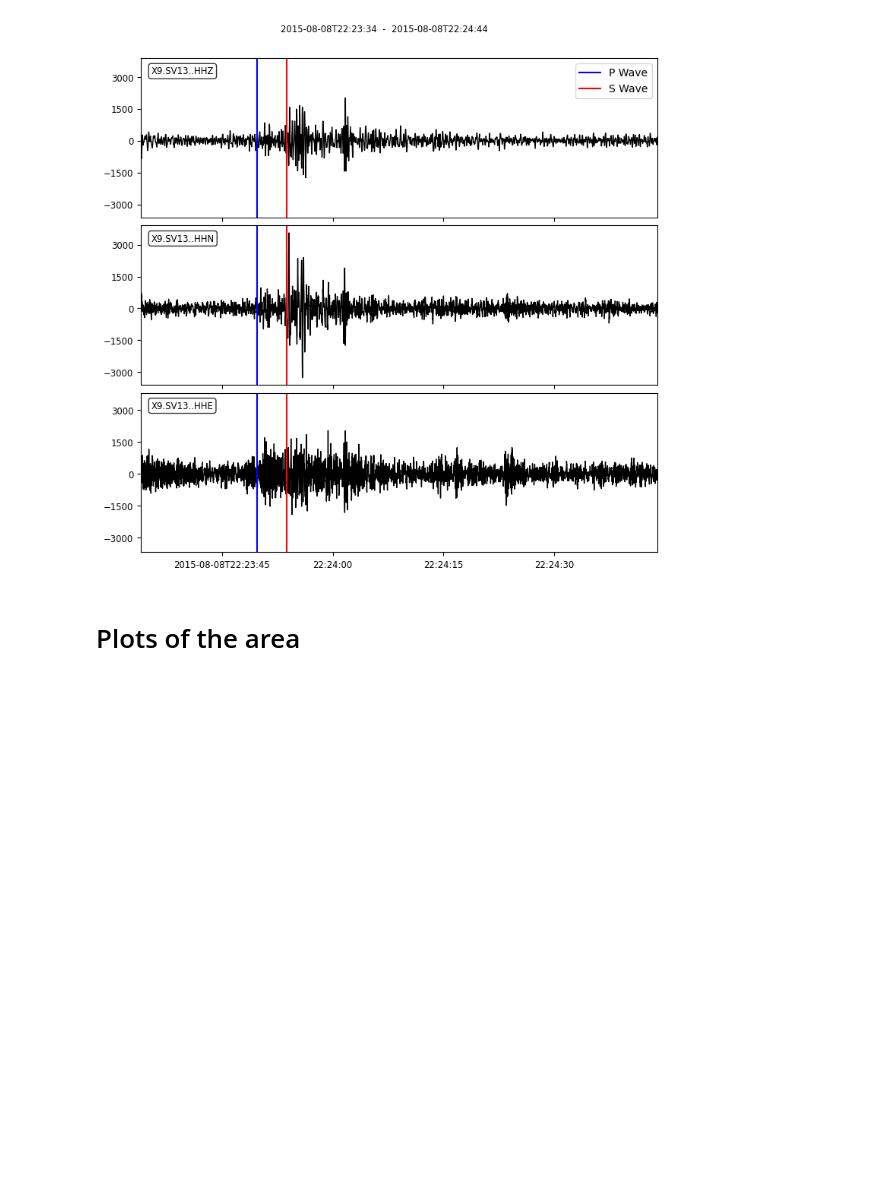
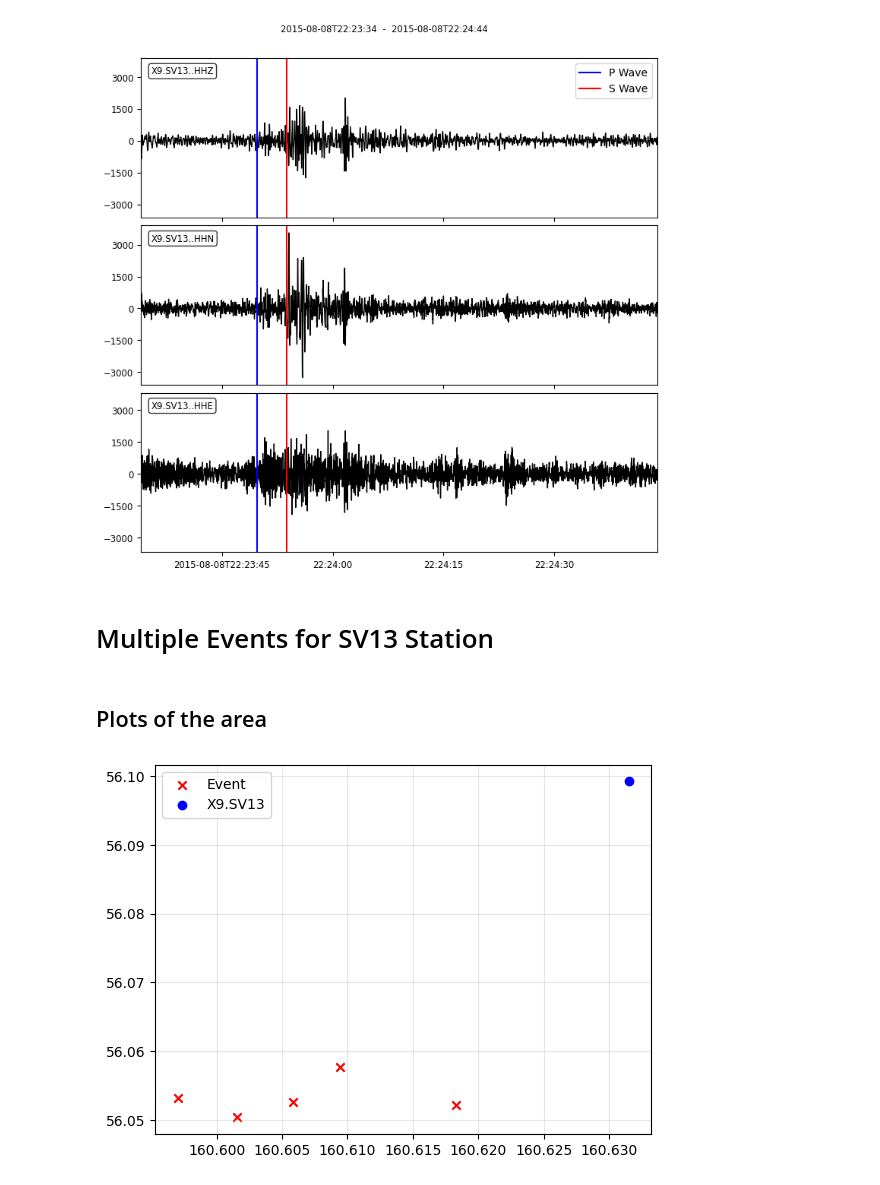
Before and after one commit to Mpinaz/Thesis, a Jupyter notebook: Tesi.ipynb, the cells around one changed output. Drawn from its saved outputs; the diff is of its cells as text; code cells hidden in the pictures; blank space fills up the shorter version.

```diff
--- a/Tesi.ipynb
+++ b/Tesi.ipynb
@@ -42,7 +42,10 @@ Drive already mounted at /content/drive; to attempt to forcibly remount, call dr
 # %% [markdown]
 ## Coordinates fot Every Station
 # %%
-#--------------------- check the darta availability for selected date/times
+client = Client("https://geofon.gfz-potsdam.de")
+tstart = UTCDateTime("2015-07-01 00:00:00")
+tend   = UTCDateTime("2016-07-31 00:00:00")
+
 inv = client.get_stations(network="X9",  starttime=tstart, endtime=tend, channel="*HN")
 # print(inv)
 nsta = np.shape(inv)[1]
@@ -100,7 +90,7 @@ client = Client("https://geofon.gfz-potsdam.de")
 ## Phase Data
 # %%
 stations_for_event = {}
-Saved_Events = []
+SV13_Events = []
 i=0
 with open("/content/drive/MyDrive/KVG_phase_data.txt", "r", encoding="UTF-8") as f:
     date = -1
@@ -113,6 +103,7 @@ with open("/content/drive/MyDrive/KVG_phase_data.txt", "r", encoding="UTF-8") as
                 datas = line.split(",")
                 #                                              NOME STAZIONE     P TIME   S TIME
                 stations_for_event.setdefault(f"Event {i}", {})[datas[0][3:]] = (datas[1],datas[2])
+                if datas[0][3:] == "SV13": SV13_Events.append(f"Event {i}")
 
             case "D0":
                 pass
@@ -182,3 +190,5 @@ display(fig)
 # %% [output]
 Stazione SV13
 [figure]
+# %% [markdown]
+# Multiple Events for SV13 Station
@@ -185,17 +233,16 @@ Stazione SV13
 # %% [markdown]
-# Plots of the area
+## Plots of the area
 # %%
-for St, _ in Events:
+for E, _ in Events:
+  plt.scatter(catalog.loc[E, "lon"], catalog.loc[E, "lat"], marker="x", color="red")
 
-  lat, lon = coordinates_for_station[St][0], coordinates_for_station[St][1]
-  plt.scatter(lon, lat, marker="o", color="blue")
-  plt.annotate(St, (lon, lat), textcoords="offset points", xytext=(0, -10), ha="center", fontsize=7, color="blue")
-
-plt.scatter(catalog.loc[EVENT, "lon"], catalog.loc[EVENT, "lat"], marker="x", color="red")
+plt.scatter(coordinates_for_station["SV13"][1], coordinates_for_station["SV13"][0], marker="o", color="blue")
 
 plt.scatter([], [], marker="x", color="red", label="Event")
-plt.scatter([], [], marker="o", color="blue", label="Stations")
+plt.scatter([], [], marker="o", color="blue", label="X9.SV13")
 
 plt.legend()
 plt.grid("on",alpha=0.3)
 plt.show()
+# %% [output]
+[figure, added]
```
Also changed, not shown: parts of 16 cells of this notebook.
